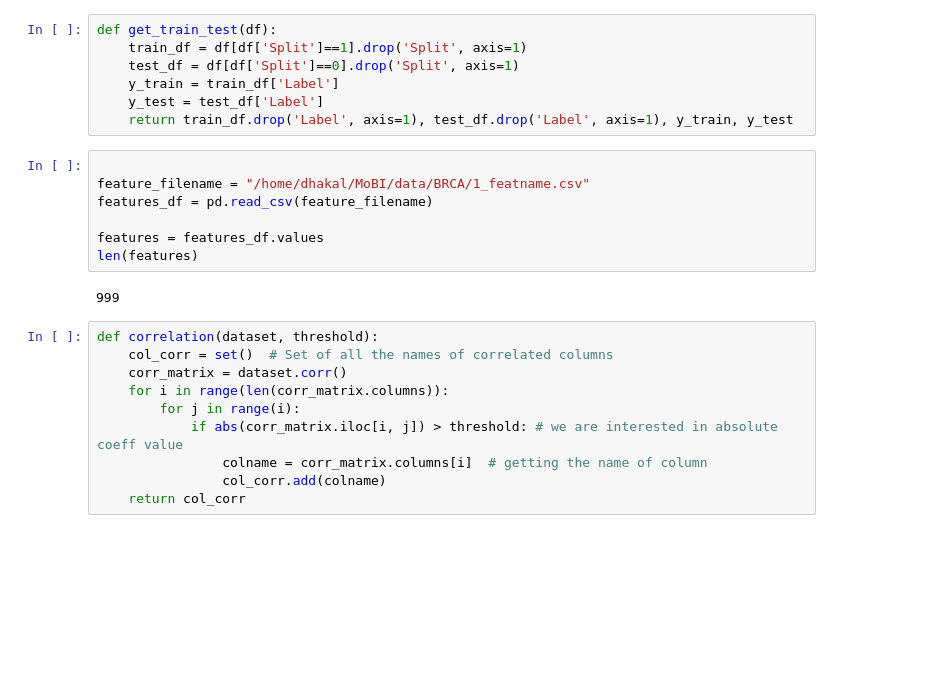
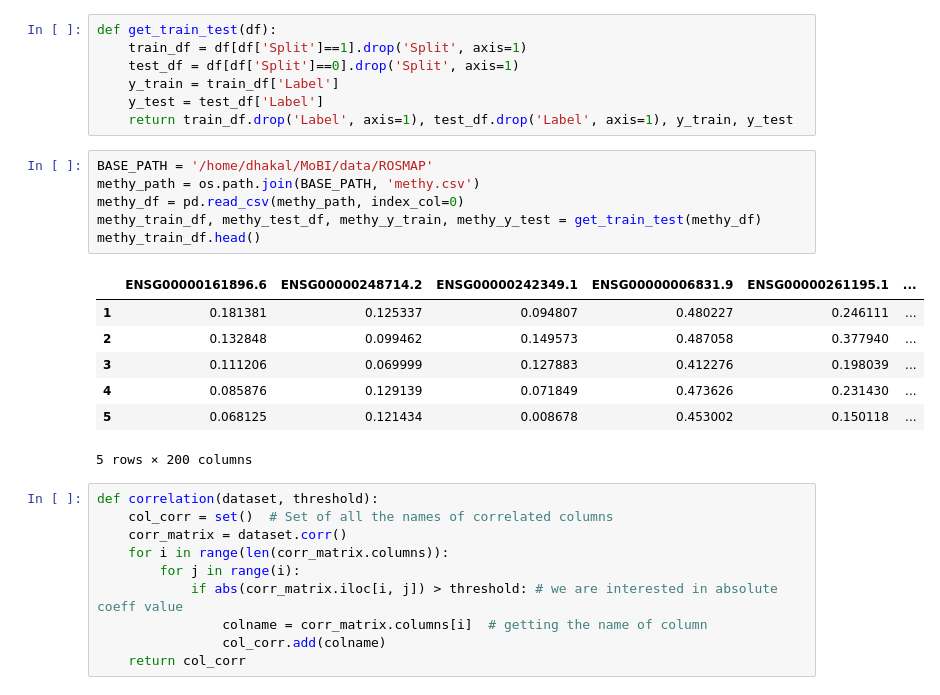
Before and after one commit to priyashdhakal/adomics, a Jupyter notebook: source/shap_analysis/shap_analysis.ipynb, the cells around one changed output. Drawn from its saved outputs; the diff is of its cells as text; blank space fills up the shorter version.

```diff
--- a/source/shap_analysis/shap_analysis.ipynb
+++ b/source/shap_analysis/shap_analysis.ipynb
@@ -38,15 +38,20 @@ def get_train_test(df):
     y_train = train_df['Label']
     y_test = test_df['Label']
     return train_df.drop('Label', axis=1), test_df.drop('Label', axis=1), y_train, y_test
-# %%
-
-feature_filename = "/home/dhakal/MoBI/data/BRCA/1_featname.csv"
-features_df = pd.read_csv(feature_filename)
-
-features = features_df.values
-len(features)
-# %% [output]
-999
+# %%
+BASE_PATH = '/home/dhakal/MoBI/data/ROSMAP'
+methy_path = os.path.join(BASE_PATH, 'methy.csv')
+methy_df = pd.read_csv(methy_path, index_col=0)
+methy_train_df, methy_test_df, methy_y_train, methy_y_test = get_train_test(methy_df)
+methy_train_df.head()
+# %% [output]
+|  | ENSG00000161896.6 | ENSG00000248714.2 | ENSG00000242349.1 | ENSG00000006831.9 | ENSG00000261195.1 | ... |
+| 1 | 0.181381 | 0.125337 | 0.094807 | 0.480227 | 0.246111 | ... |
+| 2 | 0.132848 | 0.099462 | 0.149573 | 0.487058 | 0.377940 | ... |
+| 3 | 0.111206 | 0.069999 | 0.127883 | 0.412276 | 0.198039 | ... |
+| 4 | 0.085876 | 0.129139 | 0.071849 | 0.473626 | 0.231430 | ... |
+| 5 | 0.068125 | 0.121434 | 0.008678 | 0.453002 | 0.150118 | ... |
+5 rows × 200 columns
 # %%
 def correlation(dataset, threshold):
     col_corr = set()  # Set of all the names of correlated columns
```
Also changed, not shown: parts of 11 cells of this notebook.
